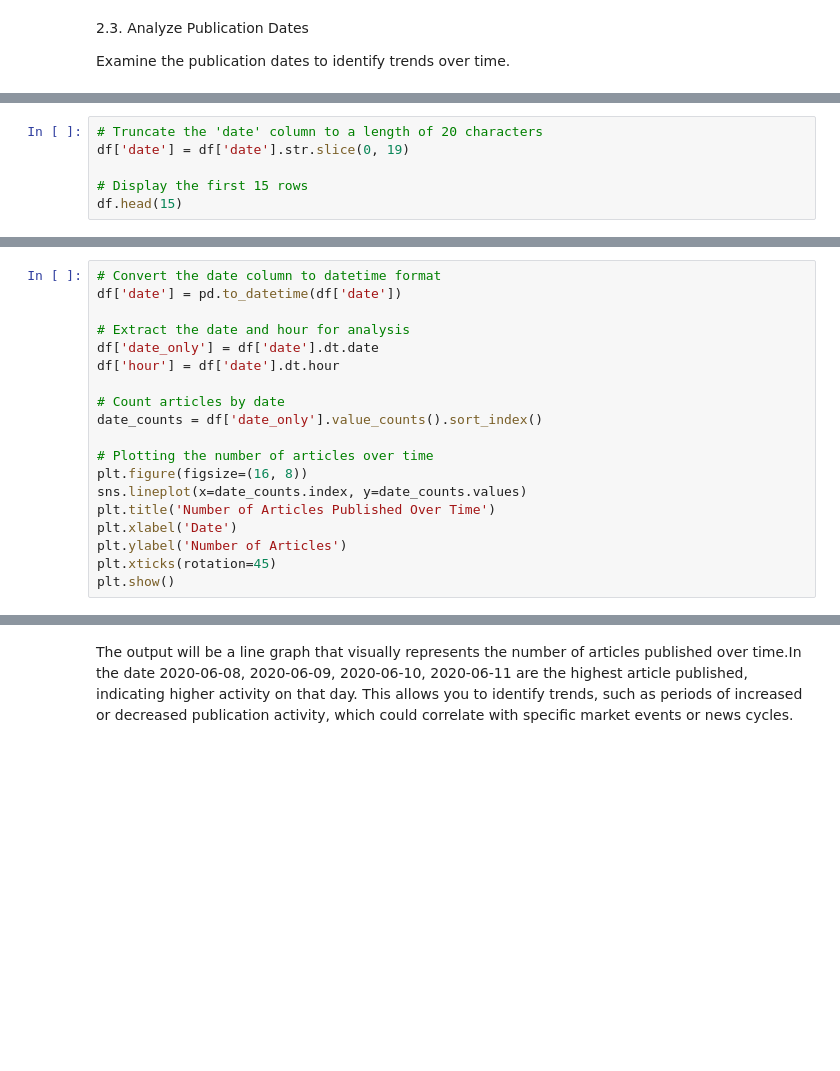
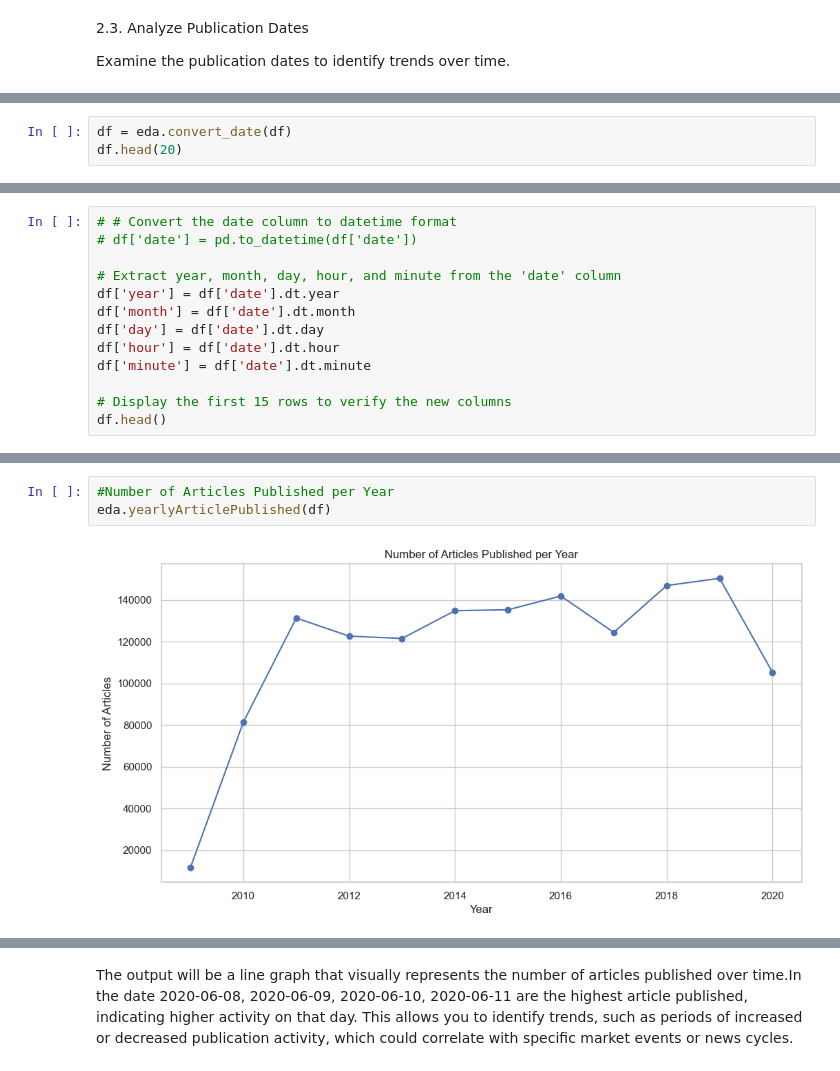
Before and after one commit to Getachew0557/Leveraging-AI-Techniques-for-Financial-News-Sentiment-Analysis-and-Stock-Prediction, a Jupyter notebook: notebooks/model.ipynb, the cells around one changed output, grey strips where cells are left out. Cells and saved outputs as stored; diff of their text form; blank space fills up the shorter version.

```diff
--- a/notebooks/model.ipynb
+++ b/notebooks/model.ipynb
@@ -172,6 +215,0 @@ Name: count, dtype: int64
-# %%
-# Truncate the 'date' column to a length of 20 characters
-df['date'] = df['date'].str.slice(0, 19)
-
-# Display the first 15 rows
-df.head(15)
@@ -194,0 +216,3 @@ df.head(15)
+# %%
+df = eda.convert_date(df)
+df.head(20)
@@ -215,19 +256,0 @@ Name: date, dtype: object
-# %%
-# Convert the date column to datetime format
-df['date'] = pd.to_datetime(df['date'])
-
-# Extract the date and hour for analysis
-df['date_only'] = df['date'].dt.date
-df['hour'] = df['date'].dt.hour
-
-# Count articles by date
-date_counts = df['date_only'].value_counts().sort_index()
-
-# Plotting the number of articles over time
-plt.figure(figsize=(16, 8))
-sns.lineplot(x=date_counts.index, y=date_counts.values)
-plt.title('Number of Articles Published Over Time')
-plt.xlabel('Date')
-plt.ylabel('Number of Articles')
-plt.xticks(rotation=45)
-plt.show()
@@ -292,0 +257,13 @@ plt.show()
+# %%
+# # Convert the date column to datetime format
+# df['date'] = pd.to_datetime(df['date'])
+
+# Extract year, month, day, hour, and minute from the 'date' column
+df['year'] = df['date'].dt.year
+df['month'] = df['date'].dt.month
+df['day'] = df['date'].dt.day
+df['hour'] = df['date'].dt.hour
+df['minute'] = df['date'].dt.minute
+
+# Display the first 15 rows to verify the new columns
+df.head()
@@ -292,0 +277,5 @@ plt.show()
+# %%
+#Number of Articles Published per Year
+eda.yearlyArticlePublished(df)
+# %% [output]
+[figure, added]
```
Also changed, not shown: parts of 48 cells of this notebook, 5 other files.
